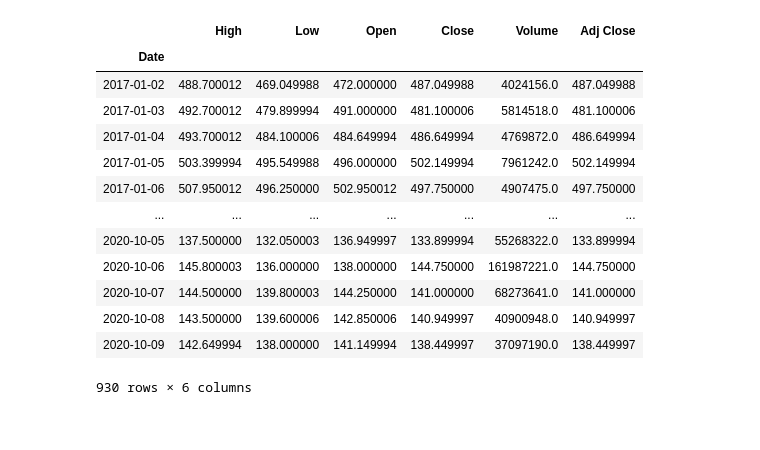
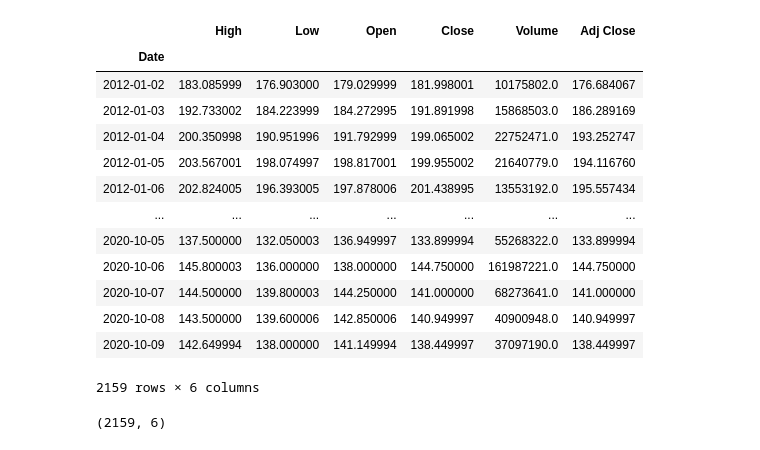
Before and after one commit to absolute-dinesh/stock-analysis, a Jupyter notebook: Python-Notebooks/RMSE Model.ipynb, the cells around one changed output. Cells and saved outputs as stored; diff of their text form; code cells hidden in the pictures.

```diff
--- a/Python-Notebooks/RMSE Model.ipynb
+++ b/Python-Notebooks/RMSE Model.ipynb
@@ -26,22 +24,26 @@ ImportError: Keras requires TensorFlow 2.2 or higher. Install TensorFlow via `pi
 # %%
 #Get the stock quote
 # we can simply get the name form YAhoo site : https://in.finance.yahoo.com/quote/TATAMOTORS.NS/
 
-df = web.DataReader('TATAMOTORS.NS', data_source='yahoo', start='2017-01-01', end='2020-10-09')
+df = web.DataReader('TATAMOTORS.NS', data_source='yahoo', start='2012-01-01', end='2020-10-09')
 #Show the data
 df
 # %% [output]
 |  | High | Low | Open | Close | Volume | Adj Close |
 | Date |  |  |  |  |  |  |
-| 2017-01-02 | 488.700012 | 469.049988 | 472.000000 | 487.049988 | 4024156.0 | 487.049988 |
-| 2017-01-03 | 492.700012 | 479.899994 | 491.000000 | 481.100006 | 5814518.0 | 481.100006 |
-| 2017-01-04 | 493.700012 | 484.100006 | 484.649994 | 486.649994 | 4769872.0 | 486.649994 |
-| 2017-01-05 | 503.399994 | 495.549988 | 496.000000 | 502.149994 | 7961242.0 | 502.149994 |
-| 2017-01-06 | 507.950012 | 496.250000 | 502.950012 | 497.750000 | 4907475.0 | 497.750000 |
+| 2012-01-02 | 183.085999 | 176.903000 | 179.029999 | 181.998001 | 10175802.0 | 176.684067 |
+| 2012-01-03 | 192.733002 | 184.223999 | 184.272995 | 191.891998 | 15868503.0 | 186.289169 |
+| 2012-01-04 | 200.350998 | 190.951996 | 191.792999 | 199.065002 | 22752471.0 | 193.252747 |
+| 2012-01-05 | 203.567001 | 198.074997 | 198.817001 | 199.955002 | 21640779.0 | 194.116760 |
+| 2012-01-06 | 202.824005 | 196.393005 | 197.878006 | 201.438995 | 13553192.0 | 195.557434 |
 | ... | ... | ... | ... | ... | ... | ... |
 | 2020-10-05 | 137.500000 | 132.050003 | 136.949997 | 133.899994 | 55268322.0 | 133.899994 |
 | 2020-10-06 | 145.800003 | 136.000000 | 138.000000 | 144.750000 | 161987221.0 | 144.750000 |
 | 2020-10-07 | 144.500000 | 139.800003 | 144.250000 | 141.000000 | 68273641.0 | 141.000000 |
 | 2020-10-08 | 143.500000 | 139.600006 | 142.850006 | 140.949997 | 40900948.0 | 140.949997 |
 | 2020-10-09 | 142.649994 | 138.000000 | 141.149994 | 138.449997 | 37097190.0 | 138.449997 |
-930 rows × 6 columns
+2159 rows × 6 columns
+# %%
+df.shape
+# %% [output]
+(2159, 6)
```
Also changed, not shown: parts of 18 cells of this notebook.
